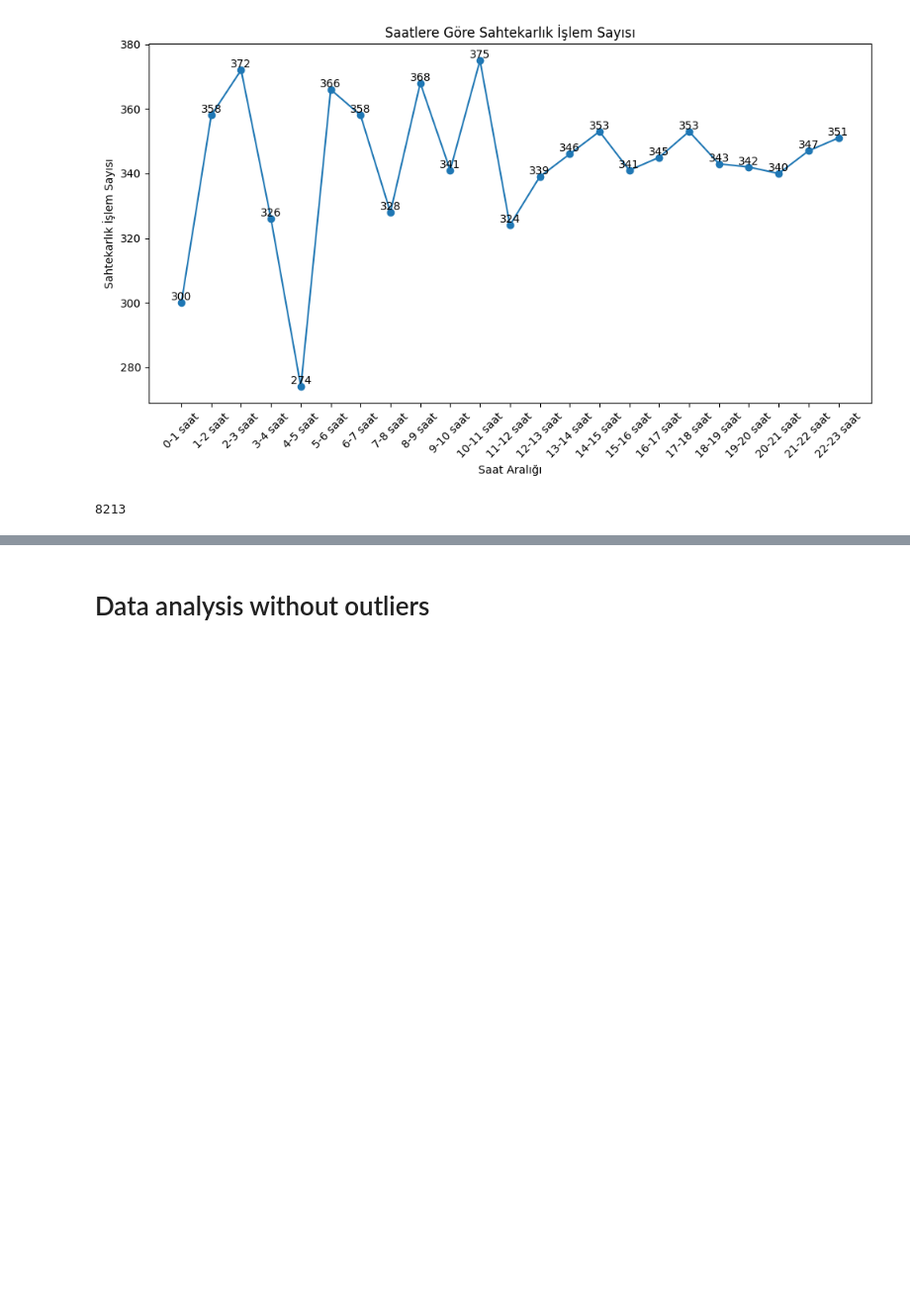
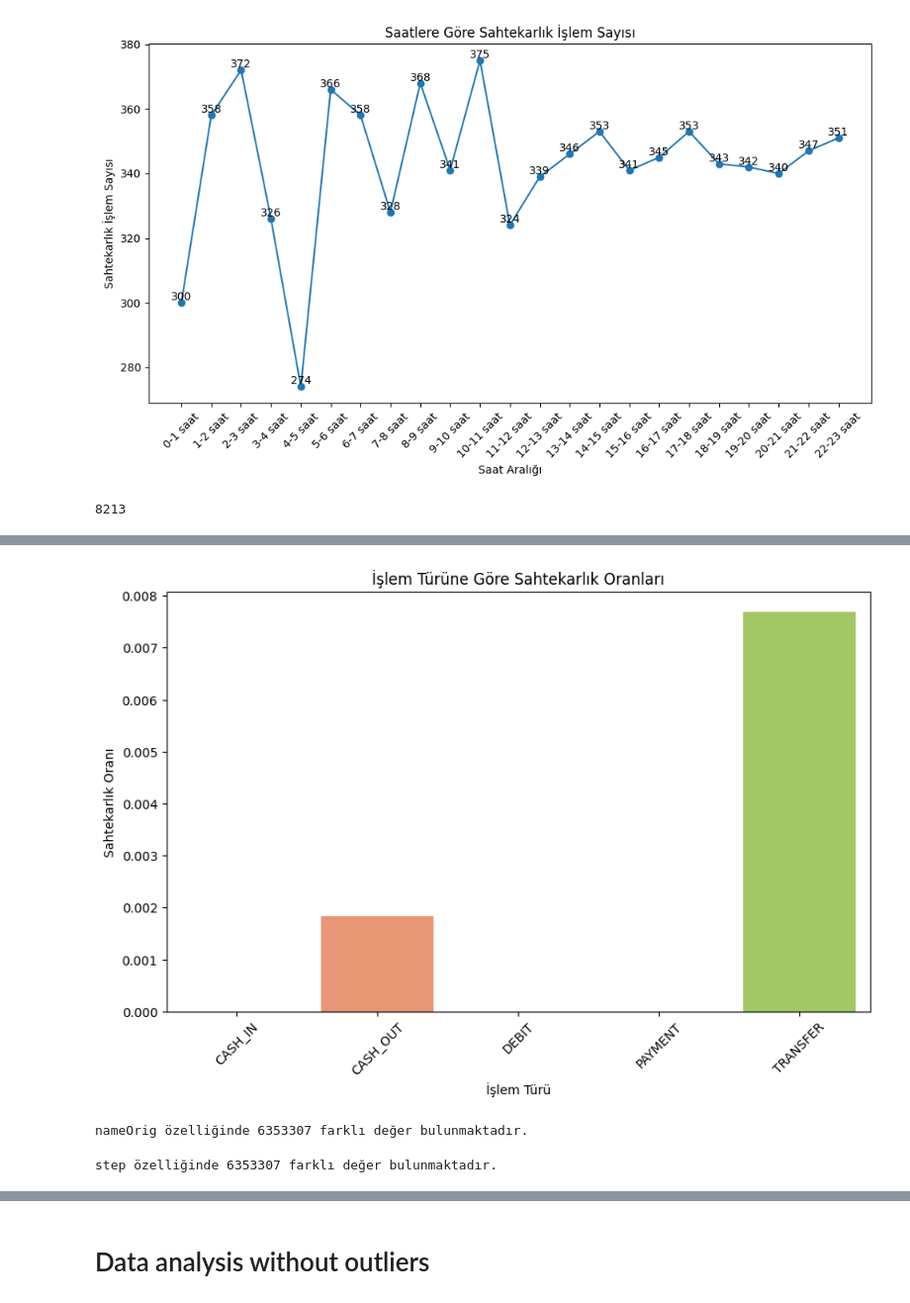
Before and after one commit to Muhammedali26/Projects, a Jupyter notebook: Synthetic-data-fraud-detection/main.ipynb, the cells around one changed output, grey strips where cells are left out. Shown at 99% size. Drawn from its saved outputs; the diff is of its cells as text; code cells hidden in the pictures; blank space fills up the shorter version.

```diff
--- a/Synthetic-data-fraud-detection/main.ipynb
+++ b/Synthetic-data-fraud-detection/main.ipynb
@@ -225,11 +225,11 @@ plt.show()
 # %% [markdown]
 ##### Sahtekarlık işlemlerini zaman serisi olarak görselleştirme
 # %%
-data['step'] = pd.to_datetime(data['step'], unit='h')
+data['date'] = pd.to_datetime(data['step'], unit='h')
 
 # Sahtekarlık işlemlerini belirli bir zaman diliminde toplayarak gruplama
 fraud_data = data[data['isFraud'] == 1]
-fraud_per_hour = fraud_data.groupby(fraud_data['step'].dt.hour).size()
+fraud_per_hour = fraud_data.groupby(fraud_data['date'].dt.hour).size()
 
 # Zaman serisi grafiği
 plt.figure(figsize=(12, 6))
@@ -466,0 +511,28 @@ memory usage: 48.5+ MB
+# %%
+# İşlem türüne göre sahtekarlık oranlarını hesaplayın
+fraud_by_type = data.groupby('type')['isFraud'].mean().reset_index()
+
+# Grafik çizin
+plt.figure(figsize=(10, 6))
+sns.barplot(x='type', y='isFraud', data=fraud_by_type, palette='Set2')
+plt.title("İşlem Türüne Göre Sahtekarlık Oranları")
+plt.xlabel("İşlem Türü")
+plt.ylabel("Sahtekarlık Oranı")
+plt.xticks(rotation=45)
+plt.show()
+# %% [output]
+[figure, added]
+# %%
+# nameOrig özelliğinde kaç farklı değer olduğunu bulun
+num_unique_nameOrig = data['nameOrig'].nunique()
+
+print(f"nameOrig özelliğinde {num_unique_nameOrig} farklı değer bulunmaktadır.")
+# %% [output]
+nameOrig özelliğinde 6353307 farklı değer bulunmaktadır.
+# %%
+# nameOrig özelliğinde kaç farklı değer olduğunu bulun
+num_unique_step = data['step'].nunique()
+
+print(f"step özelliğinde {num_unique_nameOrig} farklı değer bulunmaktadır.")
+# %% [output]
+step özelliğinde 6353307 farklı değer bulunmaktadır.
```
Also changed, not shown: parts of 18 cells of this notebook.
